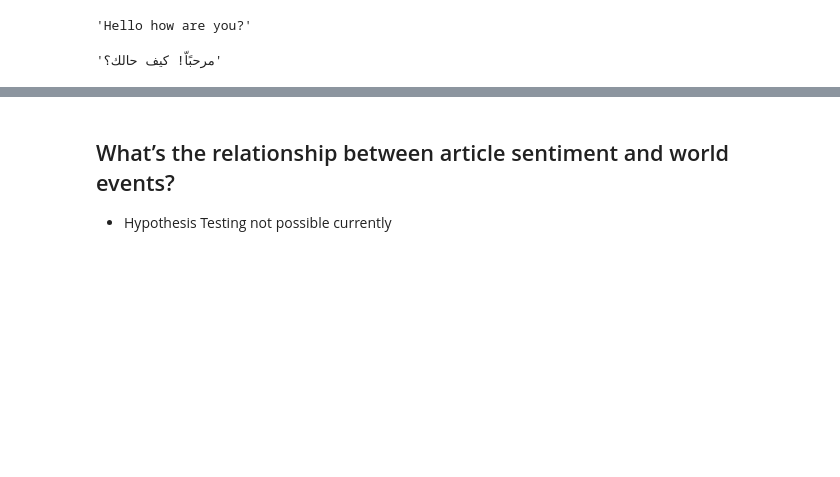
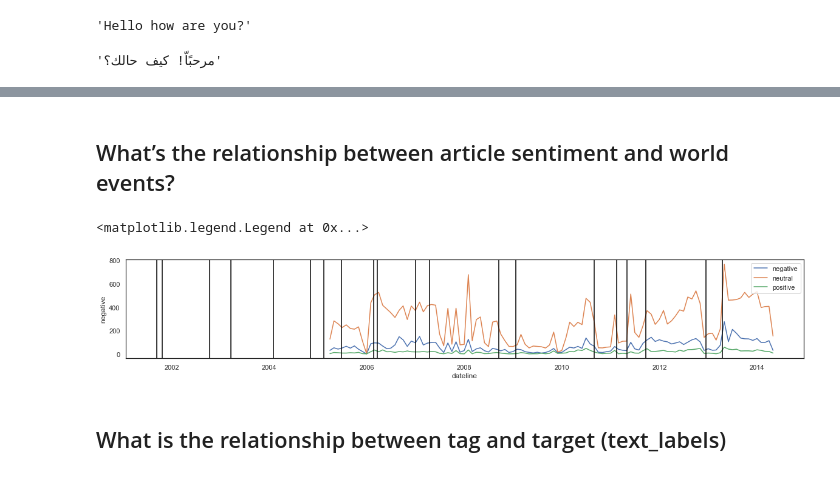
Before and after one commit to Rachuig-Green-Rackley-Shiben/arabic_media_nlp_project, a Jupyter notebook: paigework/exploration.ipynb, the cells around one changed output, grey strips where cells are left out. Drawn from its saved outputs; the diff is of its cells as text; code cells hidden in the pictures; blank space fills up the shorter version.

```diff
--- a/paigework/exploration.ipynb
+++ b/paigework/exploration.ipynb
@@ -38,5 +38,6 @@ translation.text
 # %% [output]
 'مرحبًاّ! كيف حالك؟'
 # %%
-df = pd.read_csv('daily8_3.csv')
-new = date_fixer.make_datetime(df)
+new = pd.read_csv('daily8_3.csv')
+new['dateline'] = pd.to_datetime(new['dateline'])
+df = new
@@ -50,8 +49,4 @@ def encode_sentiment(df, columns_to_encode):
     encoded = pd.concat([df, dummy_df], axis = 1)
     return encoded
 # %%
-encoded = encode_sentiment(no_false, ['text_label'])
-encoded.info()
+encoded = encode_sentiment(df, 'text_label')
-# %%
-encoded = encoded[encoded.text_label != 'False']
-encoded.text_label.value_counts()
@@ -143,32 +184,35 @@ country_tagger(df)
 # %% [markdown]
 ## What’s the relationship between article sentiment and world events?
-
-- Hypothesis Testing not possible currently
 # %%
-plt.figure(figsize = (12, 8))
-sns.lineplot(data = df.resample('1M').sum(), x = 'dateline', y = 'text_label_negative', label = 'negative')
-sns.lineplot(data = df.resample('1M').sum(), x = 'dateline', y = 'text_label_neutral', label = 'neutral')
-sns.lineplot(data = df.resample('1M').sum(), x = 'dateline', y = 'text_label_positive', label = 'positive')
+plt.figure(figsize = (20, 3))
+sns.lineplot(data = df.resample('1M').sum(), x = 'dateline', y = 'negative', label = 'negative')
+sns.lineplot(data = df.resample('1M').sum(), x = 'dateline', y = 'neutral', label = 'neutral')
+sns.lineplot(data = df.resample('1M').sum(), x = 'dateline', y = 'positive', label = 'positive')
 plt.axvline(dt.datetime(2001, 9, 11),  color = 'black') ## 9/11
 plt.axvline(dt.datetime(2001, 10, 22), color = 'black') ## US leads assault on Taliban in Afghanistan
 plt.axvline(dt.datetime(2002, 10, 11), color = 'black') ## Congress authorizes forces against Iraq
 plt.axvline(dt.datetime(2003, 3, 19), color = 'black') ## US invades Iraq, starting war
 plt.axvline(dt.datetime(2004, 2, 4), color = 'black') ## Facebook is formed
 plt.axvline(dt.datetime(2004, 11, 7), color = 'black') ## Start of the Second Battle of Fallujah
 plt.axvline(dt.datetime(2005, 2, 14), color = 'black') ## Youtube is created
 plt.axvline(dt.datetime(2005, 6, 23), color = 'black') ## Reddit is created
 plt.axvline(dt.datetime(2006, 2, 22), color = 'black') ## al-Askari Mosque bombing, Start of Iraqi War
 plt.axvline(dt.datetime(2006, 3, 21), color = 'black') ## Twitter is created
 plt.axvline(dt.datetime(2006, 12, 30), color = 'black') ## Saddam Hussein executed
 plt.axvline(dt.datetime(2007, 4, 16), color = 'black') ## Virginia Tech Mass Shooting
 plt.axvline(dt.datetime(2008, 9, 15), color = 'black') ## Start of Great Recession
 plt.axvline(dt.datetime(2009, 1, 20), color = 'black') ## Barack Obama elected first black president
 plt.axvline(dt.datetime(2010, 8, 30), color = 'black') ## US combat roll in Iraq ends
 plt.axvline(dt.datetime(2011, 2, 14), color = 'black') ## Start of Arab Spring
 plt.axvline(dt.datetime(2011, 5, 2), color = 'black') ## Navy Seals take down Osama Bin Laden
 plt.axvline(dt.datetime(2011, 9, 19), color = 'black') ## Occupy Wallstreet
 plt.axvline(dt.datetime(2012, 12, 14), color = 'black') ## Sandy Hook Shooting
 plt.axvline(dt.datetime(2013, 4, 15), color = 'black') ## Boston Marathon Bombing
 
 
 plt.legend()
+# %% [output]
+<matplotlib.legend.Legend at 0x...>
+[figure, added]
+# %% [markdown]
+## What is the relationship between tag and target (text_labels)
```
Also changed, not shown: parts of 29 cells of this notebook, 1 other file.
